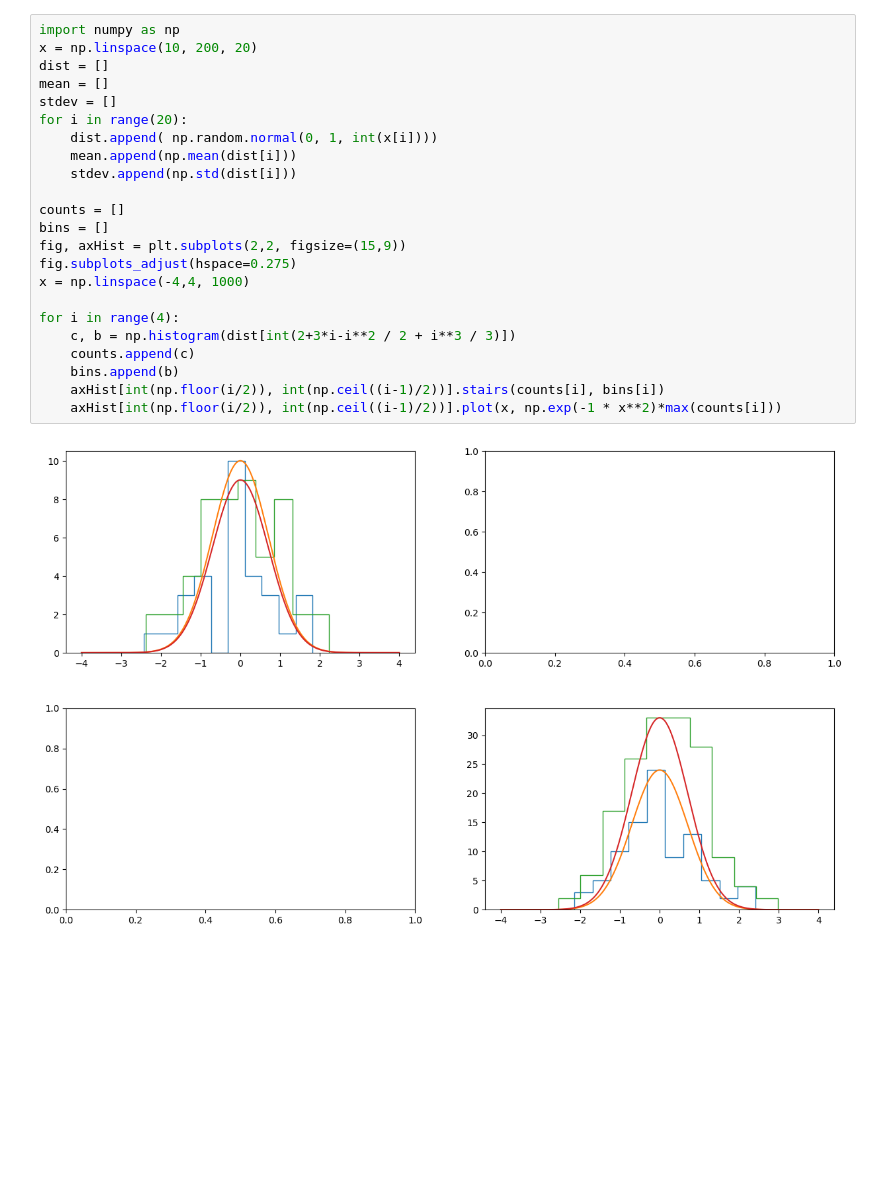
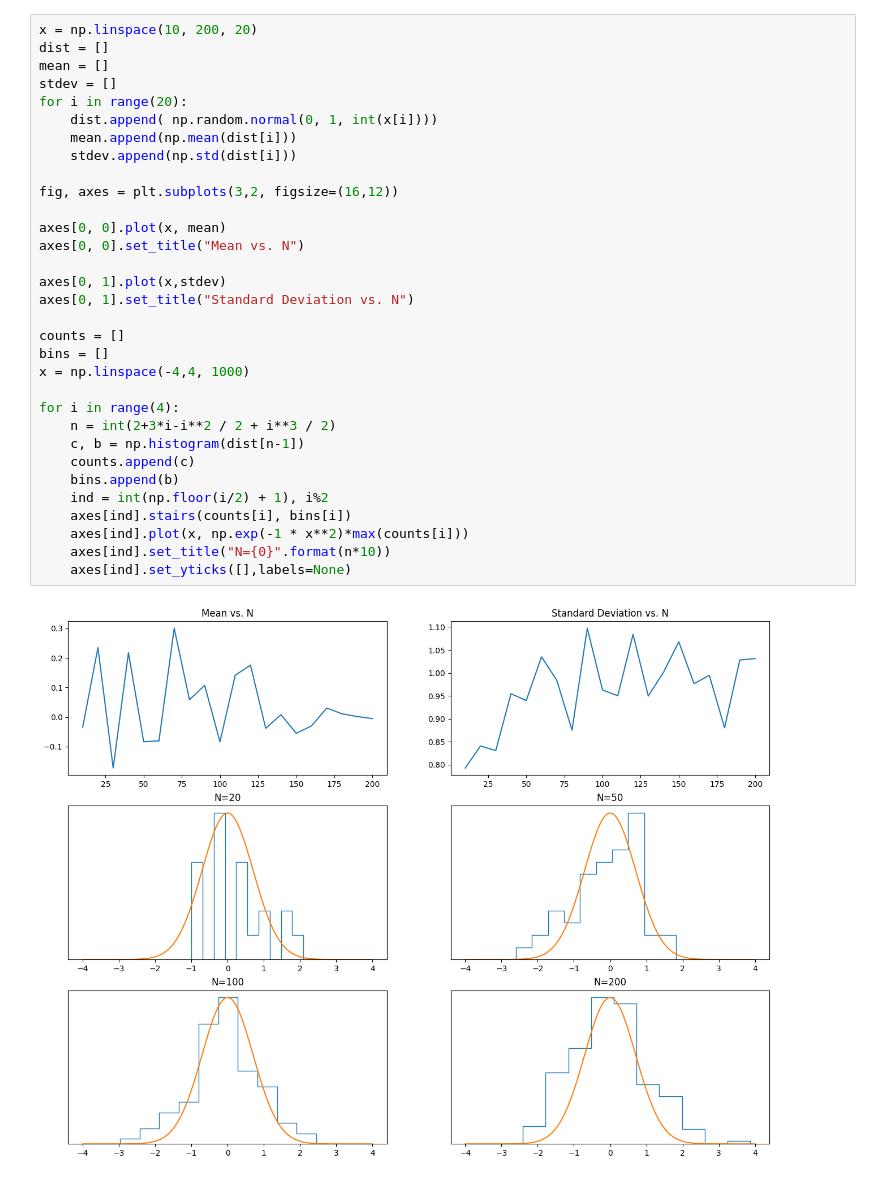
Before and after one commit to rainvm/College-Work, a Jupyter notebook: Physics/Thermo/Comp 1/Probability.ipynb, the cells around one changed output. Cells and saved outputs as stored; diff of their text form; blank space fills up the shorter version.

```diff
--- a/Physics/Thermo/Comp 1/Probability.ipynb
+++ b/Physics/Thermo/Comp 1/Probability.ipynb
@@ -4,25 +5,34 @@ import matplotlib.pyplot as plt
 # %%
-import numpy as np
 x = np.linspace(10, 200, 20)
 dist = []
 mean = []
 stdev = []
 for i in range(20):
     dist.append( np.random.normal(0, 1, int(x[i])))
     mean.append(np.mean(dist[i]))
     stdev.append(np.std(dist[i]))
 
+fig, axes = plt.subplots(3,2, figsize=(16,12))
+
+axes[0, 0].plot(x, mean)
+axes[0, 0].set_title("Mean vs. N")
+
+axes[0, 1].plot(x,stdev)
+axes[0, 1].set_title("Standard Deviation vs. N")
+
 counts = []
 bins = []
-fig, axHist = plt.subplots(2,2, figsize=(15,9))
-fig.subplots_adjust(hspace=0.275)
 x = np.linspace(-4,4, 1000)
 
 for i in range(4):
-    c, b = np.histogram(dist[int(2+3*i-i**2 / 2 + i**3 / 3)])
+    n = int(2+3*i-i**2 / 2 + i**3 / 2)
+    c, b = np.histogram(dist[n-1])
     counts.append(c)
     bins.append(b)
-    axHist[int(np.floor(i/2)), int(np.ceil((i-1)/2))].stairs(counts[i], bins[i])
-    axHist[int(np.floor(i/2)), int(np.ceil((i-1)/2))].plot(x, np.exp(-1 * x**2)*max(counts[i]))
+    ind = int(np.floor(i/2) + 1), i%2
+    axes[ind].stairs(counts[i], bins[i])
+    axes[ind].plot(x, np.exp(-1 * x**2)*max(counts[i]))
+    axes[ind].set_title("N={0}".format(n*10))
+    axes[ind].set_yticks([],labels=None)
 # %% [output]
-[figure, old version]
+[figure, new version]
```
Also changed, not shown: parts of 1 cell of this notebook.
